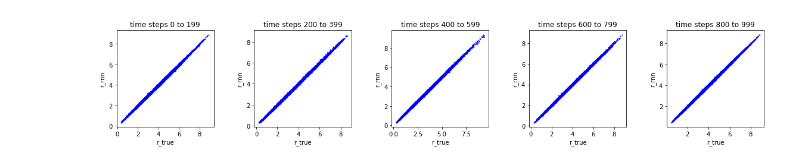
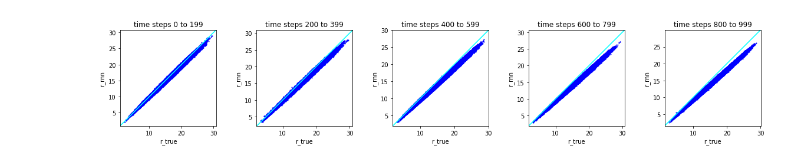
Before and after one commit to XaqLab/InferringInference, a Jupyter notebook: notebooks/TrainTAPbrain.ipynb, the cells around one changed output. Cells and saved outputs as stored; diff of their text form; code cells hidden in the pictures.

Commit message:
Integrated code for the Ux+b model.

```diff
--- a/notebooks/TrainTAPbrain.ipynb
+++ b/notebooks/TrainTAPbrain.ipynb
@@ -64,7 +70,7 @@ noise_seed = 8709
 Generate training and validation data
 """
 
-B_train, B_val = 10000, 500      # No. of batches
+B_train, B_val = 20000, 500      # No. of batches
 T = 50                           # No. of time steps
 T_clip  = 20                     # No. of time steps to clip
 T_low, T_high = 2, 5             # range of time periods for which input is held constant
@@ -73,3 +79,12 @@ yG_low, yG_high = 5, 50          # range of input gains
 y_train, _, r_train = generate_TAPdynamics(theta, params, B_train, T+T_clip, T_low, T_high, yG_low, yG_high)
 
 y_val, _, r_val = generate_TAPdynamics(theta, params, B_val, T+T_clip, T_low, T_high, yG_low, yG_high)
+# %%
+"""
+Add baseline activity to the targets
+"""
+
+baseline = -np.min(r_train) if model_type else 0
+
+r_train += baseline
+r_val += baseline
@@ -95,7 +118,7 @@ Training data: torch.Size([10000, 70, 10]) Validation data: torch.Size([500, 70,
 Create RNN module
 """
 
-N_input, N_hidden, N_output = Ny, 75, Nr
+N_input, N_hidden, N_output = Ny, 2500, Nr
 
 use_cuda = True
 
@@ -231,7 +257,7 @@ T_test = 1000 # No. of time steps
 
 y_test, _, r_test = generate_TAPdynamics(theta, params, B_test, T_test+T_clip, T_low, T_high, yG_low, yG_high)
 
-r_test = r_test.transpose(0,2,1)
+r_test = r_test.transpose(0,2,1) + baseline
 y_test = torch.tensor(y_test.transpose(0,2,1), dtype=torch.float32)
 
 print('No. of batches x T x No. of neurons')
@@ -265,19 +291,20 @@ plt.show()
 # %%
 """
 Scatter plot for test data for every C time steps
 """
 C = 200
 N = T_test//C
 
 
 fig, ax = plt.subplots(1,N,figsize=(4*N,3))
-
+rmax = np.max(r_test)+2
 for ni in range(N):
     ax[ni].plot(r_test[:,ni*C:(ni+1)*C].flatten(), rhat_test[:,ni*C:(ni+1)*C].flatten(),'b.',markersize=2)
     ax[ni].axis('square')
+    ax[ni].plot([0,rmax],[0,rmax],color='cyan')
     ax[ni].set(xlabel='r_true', ylabel='r_rnn', title = 'time steps ' +str(ni*C)+ ' to ' + str(ni*C + C-1))
 # %% [output]
-[figure, old version]
+[figure, new version]
 # %%
 """
 Save trained brain and required variables
```
Also changed, not shown: parts of 13 cells of this notebook, 5 other files.
